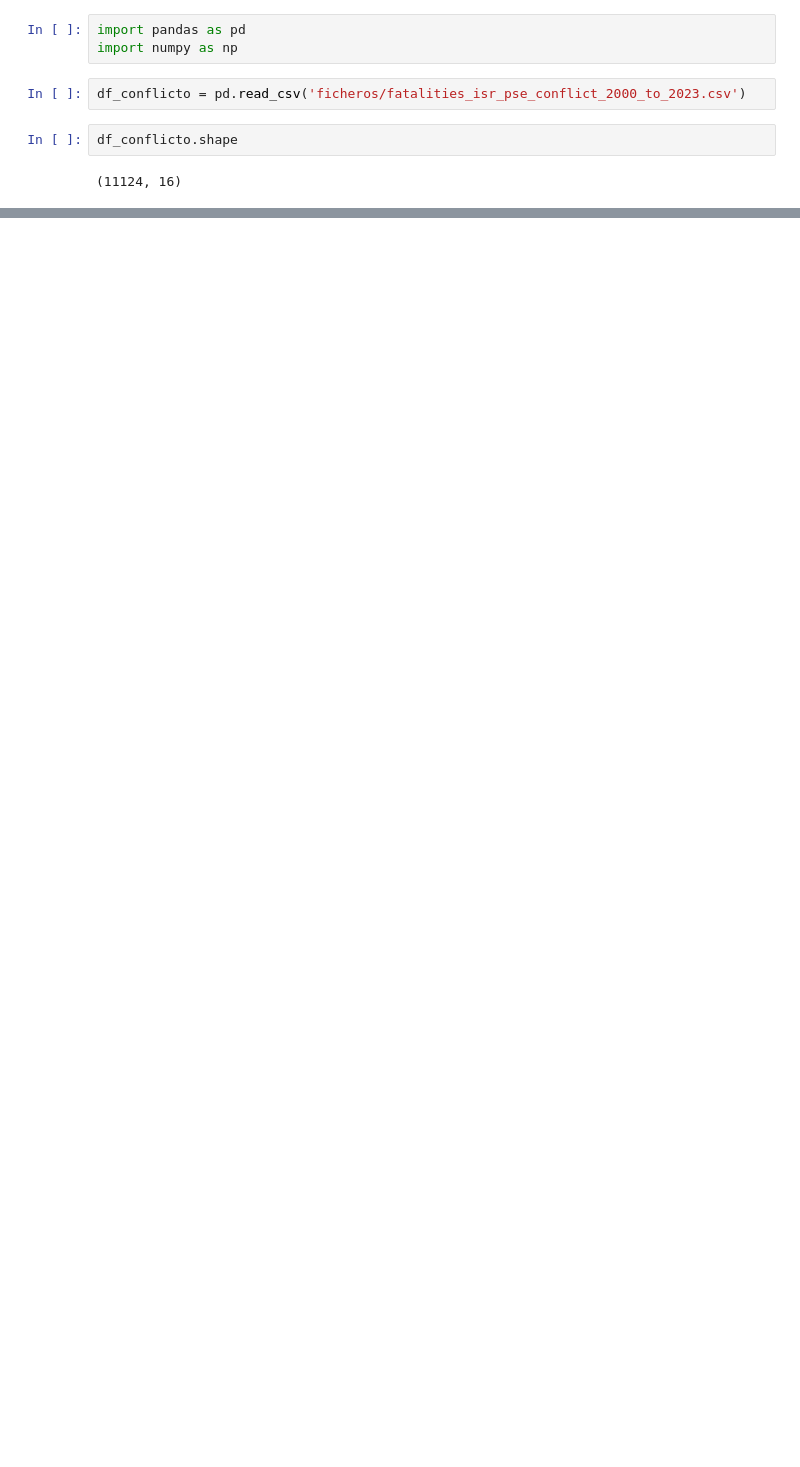
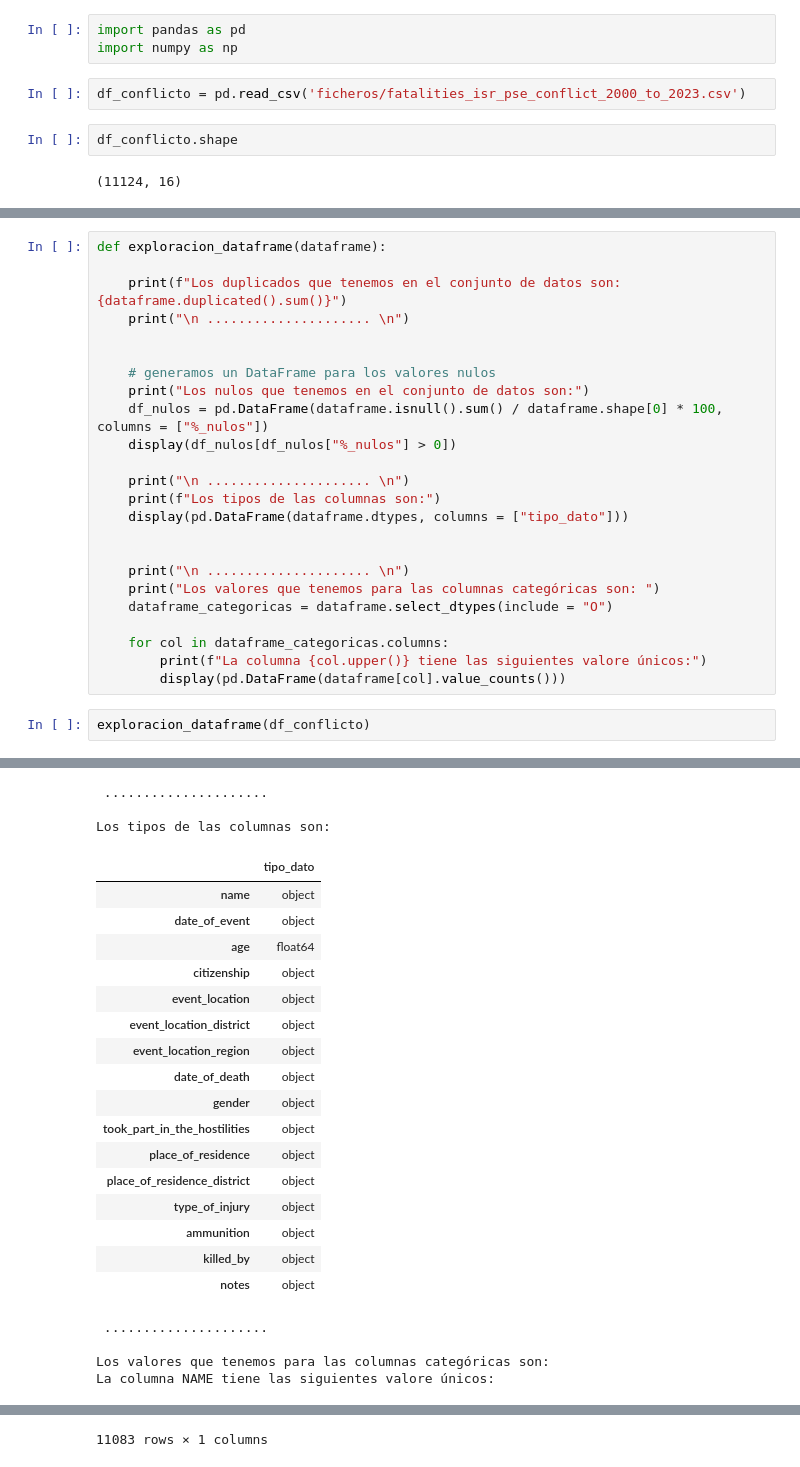
Before and after one commit to Adalab/da-modulo4-sprint1-pairprogramming-AnabellaZahara, a Jupyter notebook: pair_1.ipynb, the cells around one changed output, grey strips where cells are left out. Drawn from its saved outputs; the diff is of its cells as text; blank space fills up the shorter version.

Commit message:
empezamos limpieza de datos

```diff
--- a/pair_1.ipynb
+++ b/pair_1.ipynb
@@ -18,0 +39,27 @@ df_conflicto.head()
+# %%
+def exploracion_dataframe(dataframe):
+
+    print(f"Los duplicados que tenemos en el conjunto de datos son: {dataframe.duplicated().sum()}")
+    print("\n ..................... \n")
+
+
+    # generamos un DataFrame para los valores nulos
+    print("Los nulos que tenemos en el conjunto de datos son:")
+    df_nulos = pd.DataFrame(dataframe.isnull().sum() / dataframe.shape[0] * 100, columns = ["%_nulos"])
+    display(df_nulos[df_nulos["%_nulos"] > 0])
+
+    print("\n ..................... \n")
+    print(f"Los tipos de las columnas son:")
+    display(pd.DataFrame(dataframe.dtypes, columns = ["tipo_dato"]))
+
+
+    print("\n ..................... \n")
+    print("Los valores que tenemos para las columnas categóricas son: ")
+    dataframe_categoricas = dataframe.select_dtypes(include = "O")
+
+    for col in dataframe_categoricas.columns:
+        print(f"La columna {col.upper()} tiene las siguientes valore únicos:")
+        display(pd.DataFrame(dataframe[col].value_counts()))
+# %%
+exploracion_dataframe(df_conflicto)
+# %% [output]
@@ -18,0 +80,24 @@ df_conflicto.head()
+ .....................
+
+Los tipos de las columnas son:
+|  | tipo_dato |
+| name | object |
+| date_of_event | object |
+| age | float64 |
+| citizenship | object |
+| event_location | object |
+| event_location_district | object |
+| event_location_region | object |
+| date_of_death | object |
+| gender | object |
+| took_part_in_the_hostilities | object |
+| place_of_residence | object |
+| place_of_residence_district | object |
+| type_of_injury | object |
+| ammunition | object |
+| killed_by | object |
+| notes | object |
+ .....................
+
+Los valores que tenemos para las columnas categóricas son:
+La columna NAME tiene las siguientes valore únicos:
@@ -18,0 +116 @@ df_conflicto.head()
+11083 rows × 1 columns
```
Also changed, not shown: parts of 3 cells of this notebook, 1 other file.
